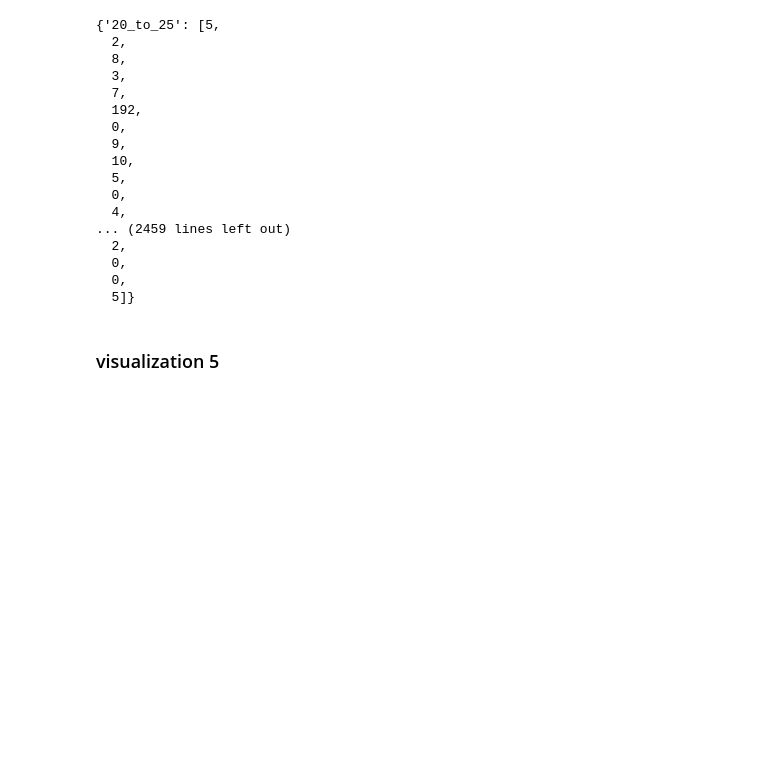
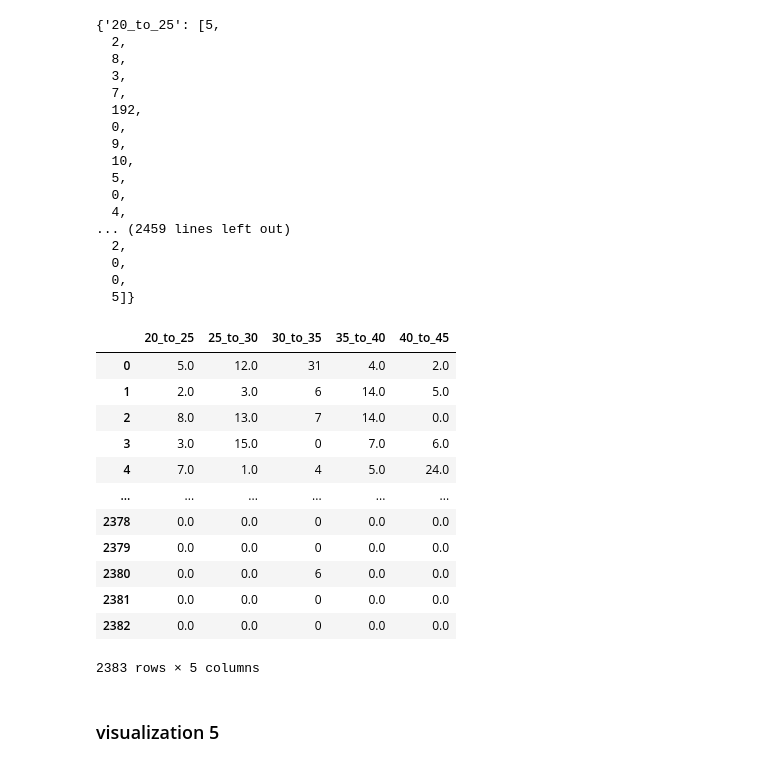
Before and after one commit to carlshi12r44/DSCI550_HW3, a Jupyter notebook: source/python_code/prepare_part2_data_prep.ipynb, the cells around one changed output. Cells and saved outputs as stored; diff of their text form; code cells hidden in the pictures; blank space fills up the shorter version.

```diff
--- a/source/python_code/prepare_part2_data_prep.ipynb
+++ b/source/python_code/prepare_part2_data_prep.ipynb
@@ -224,6 +244,24 @@ res
   0,
   5]}
 # %%
-with open("part2_viz3_data_randomCaps.json", "w") as file_write:
-    json.dump(res, file_write)
-file_write.close()
+# with open("part2_viz3_data_randomCaps.json", "w") as file_write:
+#     json.dump(res, file_write)
+# file_write.close()
+df_randomCaps = pd.DataFrame(dict([ (k,pd.Series(v)) for k,v in res.items() ]))
+
+df_randomCaps = df_randomCaps.fillna(0)
+df_randomCaps
+# %% [output]
+|  | 20_to_25 | 25_to_30 | 30_to_35 | 35_to_40 | 40_to_45 |
+| 0 | 5.0 | 12.0 | 31 | 4.0 | 2.0 |
+| 1 | 2.0 | 3.0 | 6 | 14.0 | 5.0 |
+| 2 | 8.0 | 13.0 | 7 | 14.0 | 0.0 |
+| 3 | 3.0 | 15.0 | 0 | 7.0 | 6.0 |
+| 4 | 7.0 | 1.0 | 4 | 5.0 | 24.0 |
+| ... | ... | ... | ... | ... | ... |
+| 2378 | 0.0 | 0.0 | 0 | 0.0 | 0.0 |
+| 2379 | 0.0 | 0.0 | 0 | 0.0 | 0.0 |
+| 2380 | 0.0 | 0.0 | 6 | 0.0 | 0.0 |
+| 2381 | 0.0 | 0.0 | 0 | 0.0 | 0.0 |
+| 2382 | 0.0 | 0.0 | 0 | 0.0 | 0.0 |
+2383 rows × 5 columns
```
Also changed, not shown: parts of 4 cells of this notebook, 10 other files.
